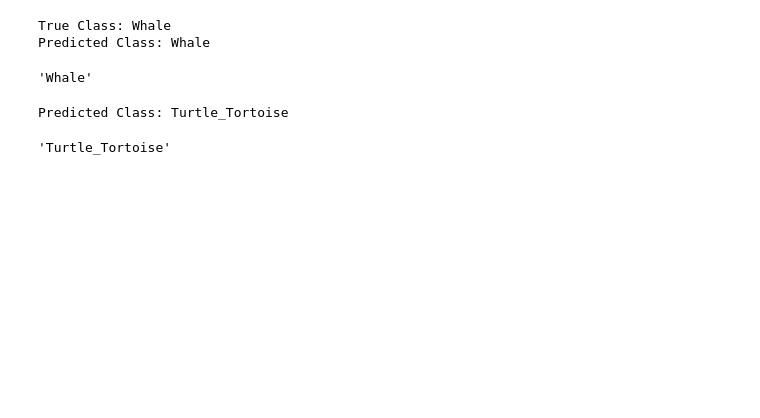
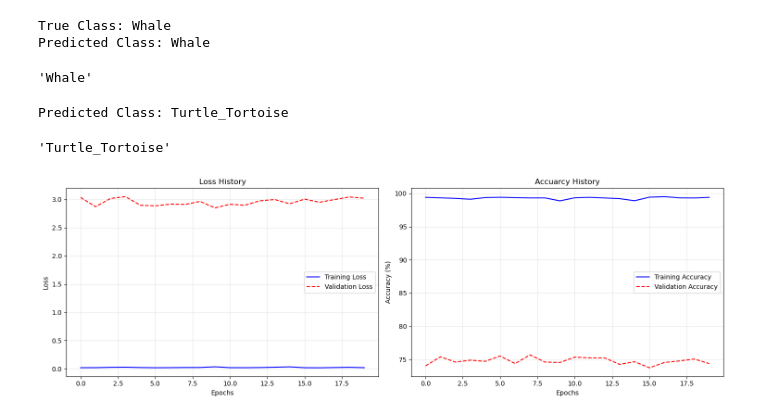
Before and after one commit to Mohamed-Ehab-Sabry/marine-species-classifier-mlp, a Jupyter notebook: marine-species-classifier-mlp-pytorch.ipynb, the cells around one changed output. Cells and saved outputs as stored; diff of their text form; code cells hidden in the pictures; blank space fills up the shorter version.

Commit message:
feat(plot): add function to plot the training/validation loss and acc across the epochs

```diff
--- a/marine-species-classifier-mlp-pytorch.ipynb
+++ b/marine-species-classifier-mlp-pytorch.ipynb
@@ -308,3 +323,40 @@ Predicted Class: Whale
 # %% [output]
 Predicted Class: Turtle_Tortoise
 'Turtle_Tortoise'
+# %%
+import matplotlib.pyplot as plt
+
+def plot_results(train_loss, validation_loss, train_acc, validation_acc):
+
+    # Move tesnors to CPU if they are on GPU, and convert to numpy/list
+    # This hadndles cases where data might still be tensors
+    if isinstance(train_loss[0], torch.Tensor):
+        train_loss = [x.cpu().item() for x in train_loss]
+        validation_loss = [x.cpu().item() for x in validation_loss]
+        train_acc = [x for x in train_acc]
+        validation_acc = [x for x in validation_acc]
+
+    fig, (ax1, ax2) = plt.subplots(1, 2, figsize = (15, 5))
+
+    ax1.plot(train_loss, label = "Training Loss", color = 'blue')
+    ax1.plot(validation_loss, label = "Validation Loss", color = 'red', linestyle = '--')
+    ax1.set_title("Loss History")
+    ax1.set_ylabel("Loss")
+    ax1.set_xlabel("Epochs")
+    ax1.legend()
+    ax1.grid(True, alpha = 0.3)
+
+    ax2.plot(train_acc, label = "Training Accuracy", color = 'blue')
+    ax2.plot(validation_acc, label = "Validation Accuracy", color = 'red', linestyle = '--')
+    ax2.set_title("Accuarcy History")
+    ax2.set_ylabel("Accuracy (%)")
+    ax2.set_xlabel("Epochs")
+    ax2.legend()
+    ax2.grid(True, alpha = 0.3)
+
+    plt.tight_layout()
+    plt.show()
+# %%
+plot_results(train_loss_hist, validation_loss_hist, train_acc_hist, validation_acc_hist)
+# %% [output]
+[figure, added]
```
Also changed, not shown: parts of 1 cell of this notebook.
